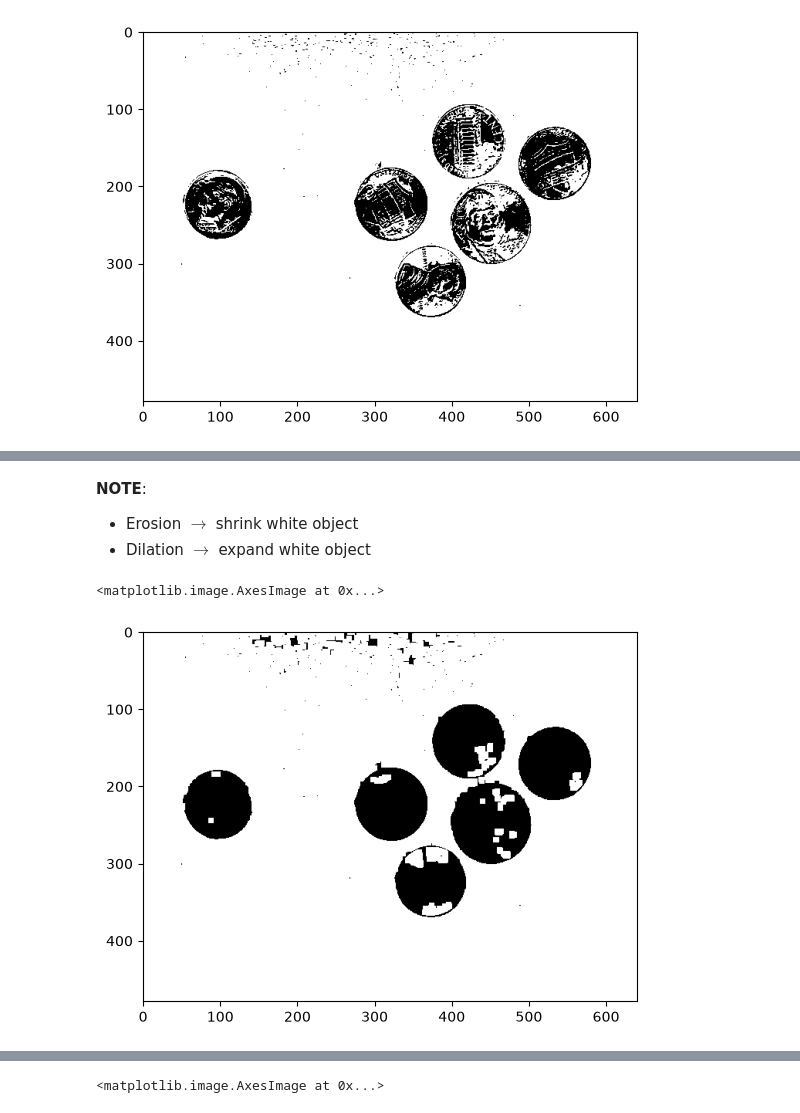
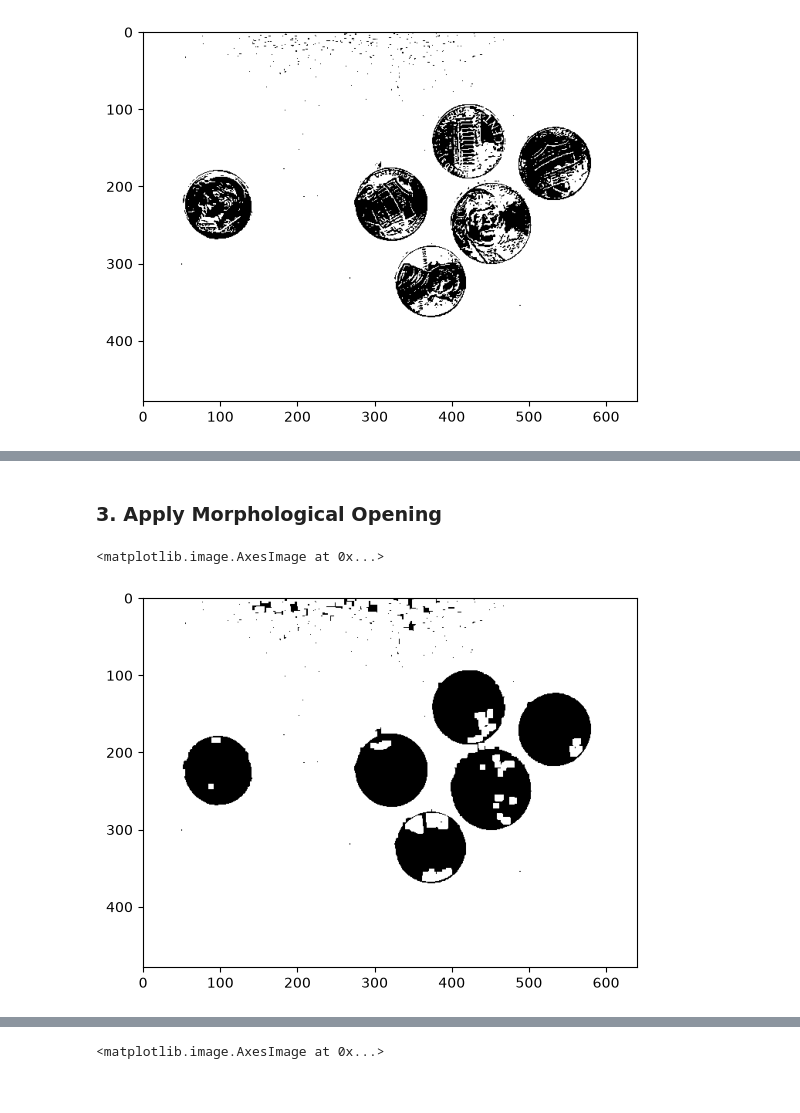
Before and after one commit to htetaunglynn94/Computer-Vision-with-CNN-TensorFlow-and-PyTorch, a Jupyter notebook: 05-OpenCV/17-image_segmentation.ipynb, the cells around one changed output, grey strips where cells are left out. Saved outputs shown, nothing was run; the diff lists cells and outputs as text; code cells hidden in the pictures.

```diff
--- a/05-OpenCV/17-image_segmentation.ipynb
+++ b/05-OpenCV/17-image_segmentation.ipynb
@@ -157,10 +164,10 @@ plt.imshow(img_grey, 'gray')
 # %%
-_, thresh = cv2.threshold(src=img_grey, # input 8-bit single-channel (grayscale) image
+_, bin_thresh = cv2.threshold(src=img_grey, # input 8-bit single-channel (grayscale) image
                           thresh=130,   # pixels > 130 = 0; pixels ≤ 0 = 255
                           maxval=255,   # maximum output value assigned to pixels that meet the inverse threshold condition
                           type=cv2.THRESH_BINARY_INV) # inverse binary thresholding: pixels > 130 = 0; pixels ≤ 130 = 255
 
-plt.imshow(thresh, cmap='grey')
+plt.imshow(bin_thresh, cmap='grey')
 # %% [output]
 <matplotlib.image.AxesImage at 0x...>
 [figure]
@@ -167,17 +181,15 @@ plt.imshow(thresh, cmap='grey')
+# %% [markdown]
+### 3. Apply Morphological Opening
 # %%
 kernel = np.ones((3,3), np.uint8)
 
 # Remove small white noise and tiny foreground objects from a binary image using a morphological operation called Opening
-opening = cv2.morphologyEx(src=thresh,
+opening = cv2.morphologyEx(src=bin_thresh,
                            op=cv2.MORPH_OPEN, # perform morphological opening: erosion followed by dilation
                            kernel=kernel, # structuring element that defines the neighborhood used for the operation
                            iterations=3) # repeat the opening operation 4 times
+
+plt.imshow(opening, 'grey')
+# %% [output]
+<matplotlib.image.AxesImage at 0x...>
+[figure, added]
-# %% [markdown]
-**NOTE**:
-- Erosion $\to$ shrink white object
-- Dilation $\to$ expand white object
-# %%
-plt.imshow(opening, 'grey')
-# %% [output]
-<matplotlib.image.AxesImage at 0x...>
-[figure, removed]
```
Also changed, not shown: parts of 31 cells of this notebook, 1 other file.
